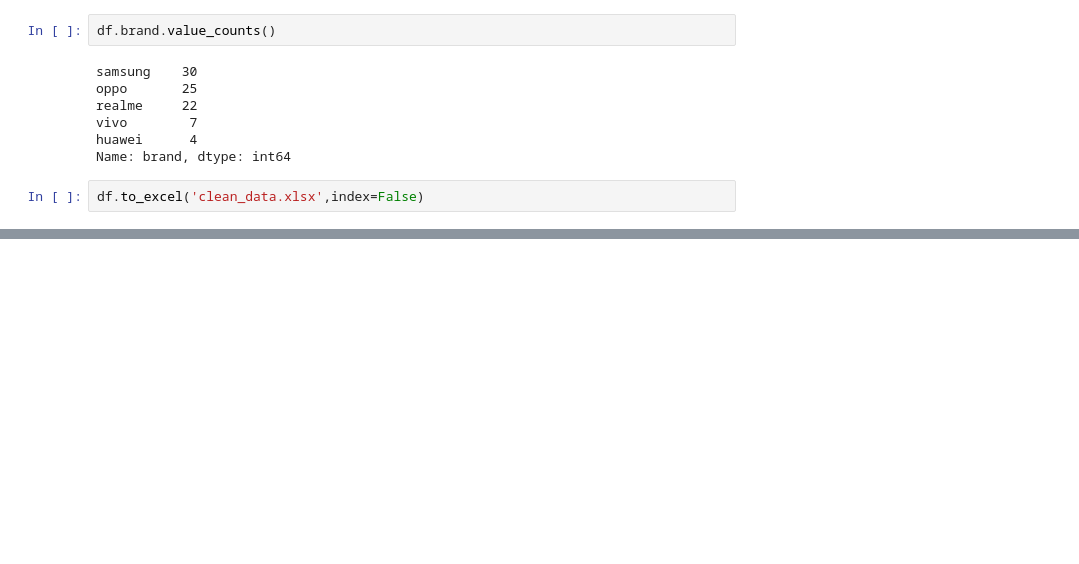
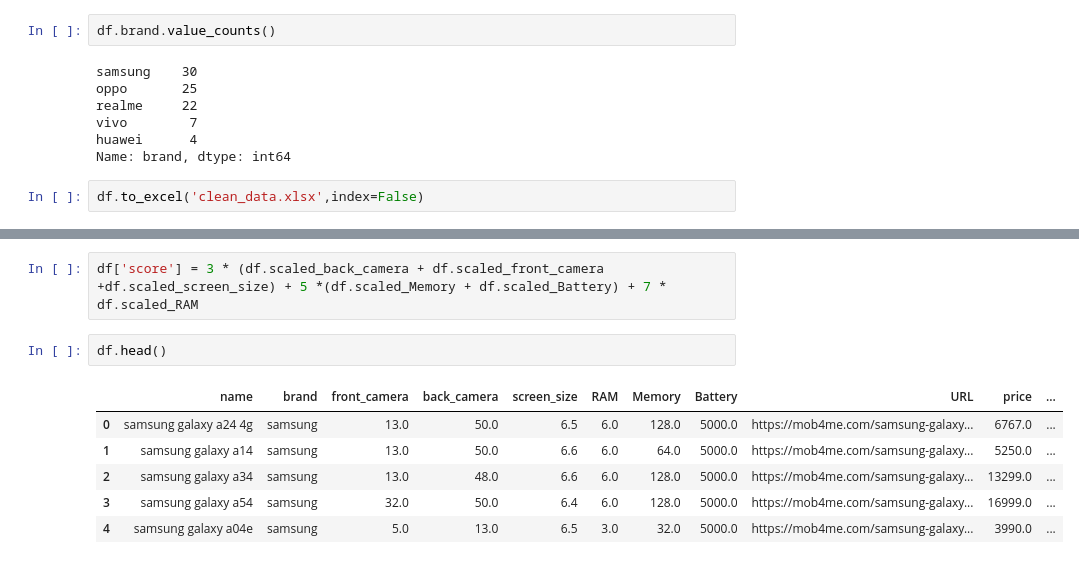
Before and after one commit to ahmedsaid352/analyze-mob-4-me-data, a Jupyter notebook: data analysis/mob4me preprocessing.ipynb, the cells around one changed output, grey strips where cells are left out. Saved outputs shown, nothing was run; the diff lists cells and outputs as text; blank space fills up the shorter version.

```diff
--- a/data analysis/mob4me preprocessing.ipynb
+++ b/data analysis/mob4me preprocessing.ipynb
@@ -240,0 +261,11 @@ df.to_excel('clean_data.xlsx',index=False)
+# %%
+df['score'] = 3 * (df.scaled_back_camera + df.scaled_front_camera +df.scaled_screen_size) + 5 *(df.scaled_Memory + df.scaled_Battery) + 7 * df.scaled_RAM
+# %%
+df.head()
+# %% [output]
+|  | name | brand | front_camera | back_camera | screen_size | RAM | Memory | Battery | URL | price | ... |
+| 0 | samsung galaxy a24 4g | samsung | 13.0 | 50.0 | 6.5 | 6.0 | 128.0 | 5000.0 | https://mob4me.com/samsung-galaxy... | 6767.0 | ... |
+| 1 | samsung galaxy a14 | samsung | 13.0 | 50.0 | 6.6 | 6.0 | 64.0 | 5000.0 | https://mob4me.com/samsung-galaxy... | 5250.0 | ... |
+| 2 | samsung galaxy a34 | samsung | 13.0 | 48.0 | 6.6 | 6.0 | 128.0 | 5000.0 | https://mob4me.com/samsung-galaxy... | 13299.0 | ... |
+| 3 | samsung galaxy a54 | samsung | 32.0 | 50.0 | 6.4 | 6.0 | 128.0 | 5000.0 | https://mob4me.com/samsung-galaxy... | 16999.0 | ... |
+| 4 | samsung galaxy a04e | samsung | 5.0 | 13.0 | 6.5 | 3.0 | 32.0 | 5000.0 | https://mob4me.com/samsung-galaxy... | 3990.0 | ... |
```
Also changed, not shown: parts of 8 cells of this notebook.
